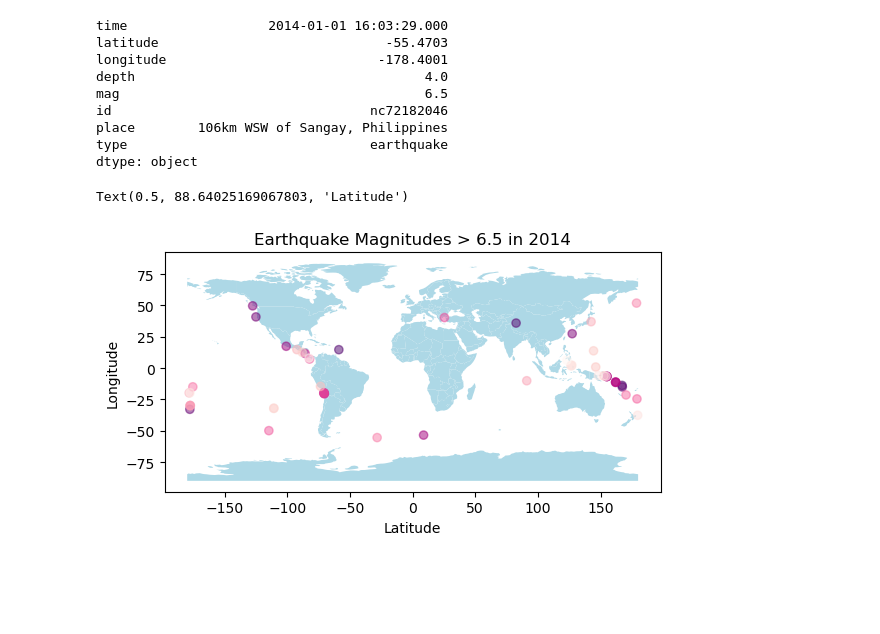
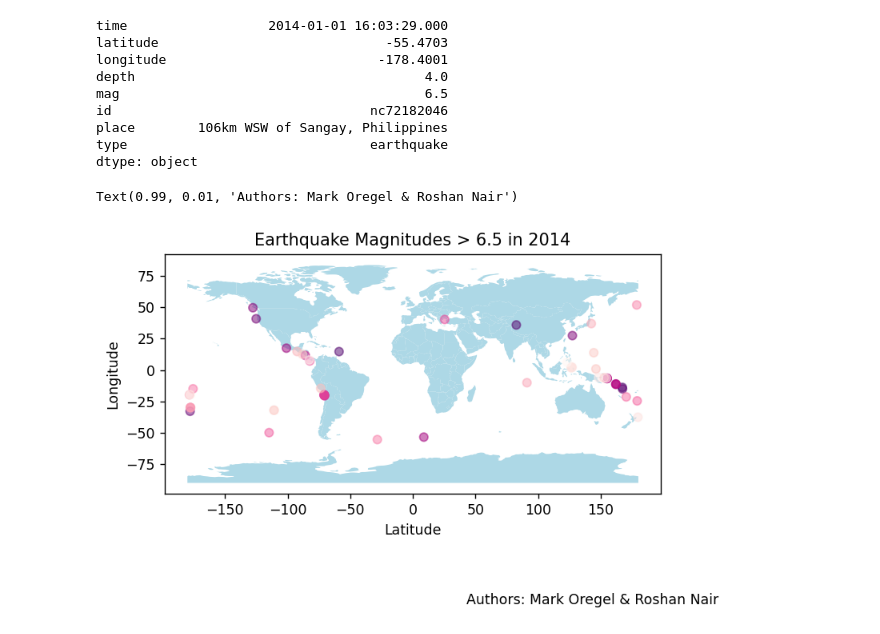
Before and after one commit to oregel714/earthquake-branching, a Jupyter notebook: section-5-earthquakes.ipynb, the cells around one changed output. Cells and saved outputs as stored; diff of their text form; code cells hidden in the pictures; blank space fills up the shorter version.

Commit message:
Adding Names to Figure

```diff
--- a/section-5-earthquakes.ipynb
+++ b/section-5-earthquakes.ipynb
@@ -55,17 +57,19 @@ geodf = gpd.GeoDataFrame(filtered, geometry = points, crs = 'EPSG:4326')
 # %%
 fig, ax = plt.subplots()
 
 data2.plot(ax = ax,
            color = 'lightblue')
 
 geodf.plot(ax= ax,
           alpha = 0.5,
           c = 'mag',
           cmap = 'RdPu_r')
 
 ax.set_title('Earthquake Magnitudes > 6.5 in 2014')
 ax.set_ylabel('Longitude')
 ax.set_xlabel('Latitude')
+
+plt.figtext(0.99, 0.01, 'Authors: Mark Oregel & Roshan Nair', ha = 'right', va = 'bottom', fontsize = 10)
 # %% [output]
-Text(0.5, 88.64025169067803, 'Latitude')
+Text(0.99, 0.01, 'Authors: Mark Oregel & Roshan Nair')
-[figure, old version]
+[figure, new version]
```
Also changed, not shown: parts of 1 cell of this notebook.
